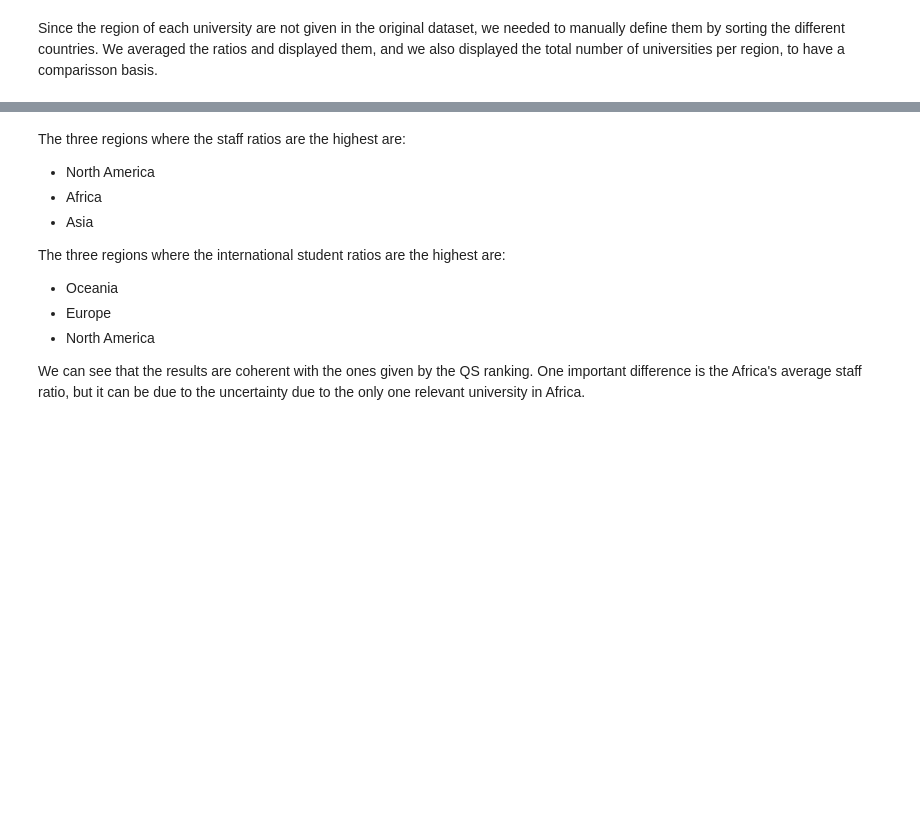
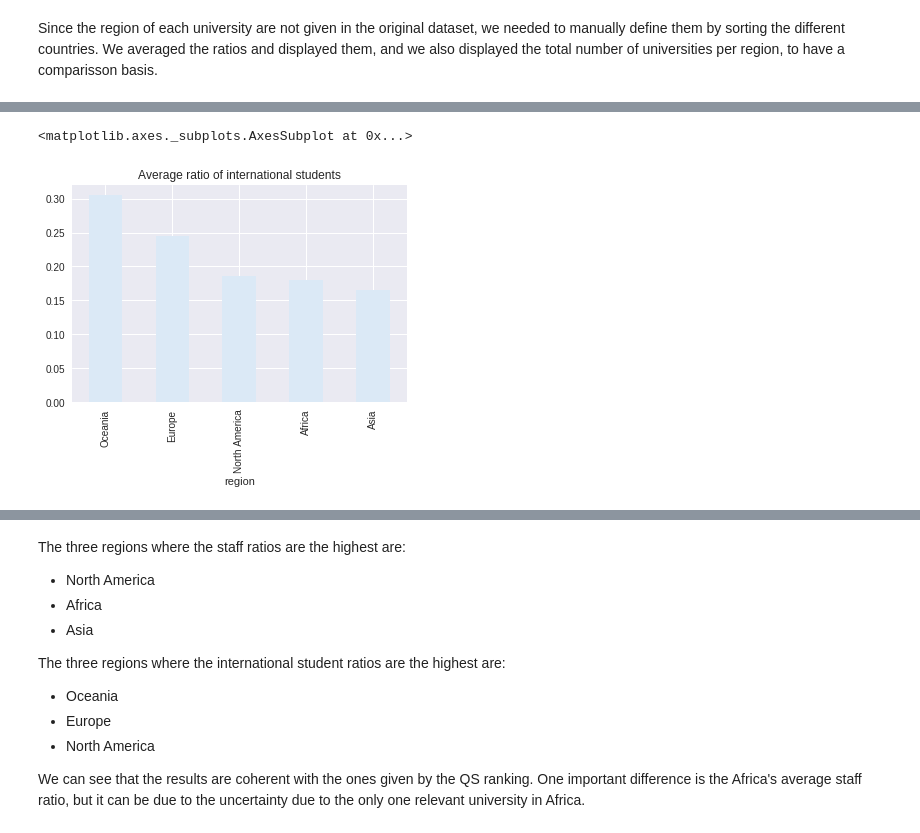
Before and after one commit to sbeuret/ADAProject_Bacsa_Beuret_Santarelli, a Jupyter notebook: 02 - Data from the Web/Homework 2.ipynb, the cells around one changed output, grey strips where cells are left out. Drawn from its saved outputs; the diff is of its cells as text; code cells hidden in the pictures; blank space fills up the shorter version.

```diff
--- a/02 - Data from the Web/Homework 2.ipynb
+++ b/02 - Data from the Web/Homework 2.ipynb
@@ -351,3 +433,6 @@ df_time.groupby(['region'])['(Times) faculty members/students'].mean().sort_valu
 # %%
-df_time.groupby(['region'])['(Times) international students/ total students'].mean().sort_values(ascending=False).plot(kind='bar',title='Average ratio of international students')
+df_times.groupby(['region'])['(Times) international students/ total students'].mean().sort_values(ascending=False).plot(kind='bar',title='Average ratio of international students')
+# %% [output]
+<matplotlib.axes._subplots.AxesSubplot at 0x...>
+[figure, added]
 # %%
```
Also changed, not shown: parts of 35 cells of this notebook.
